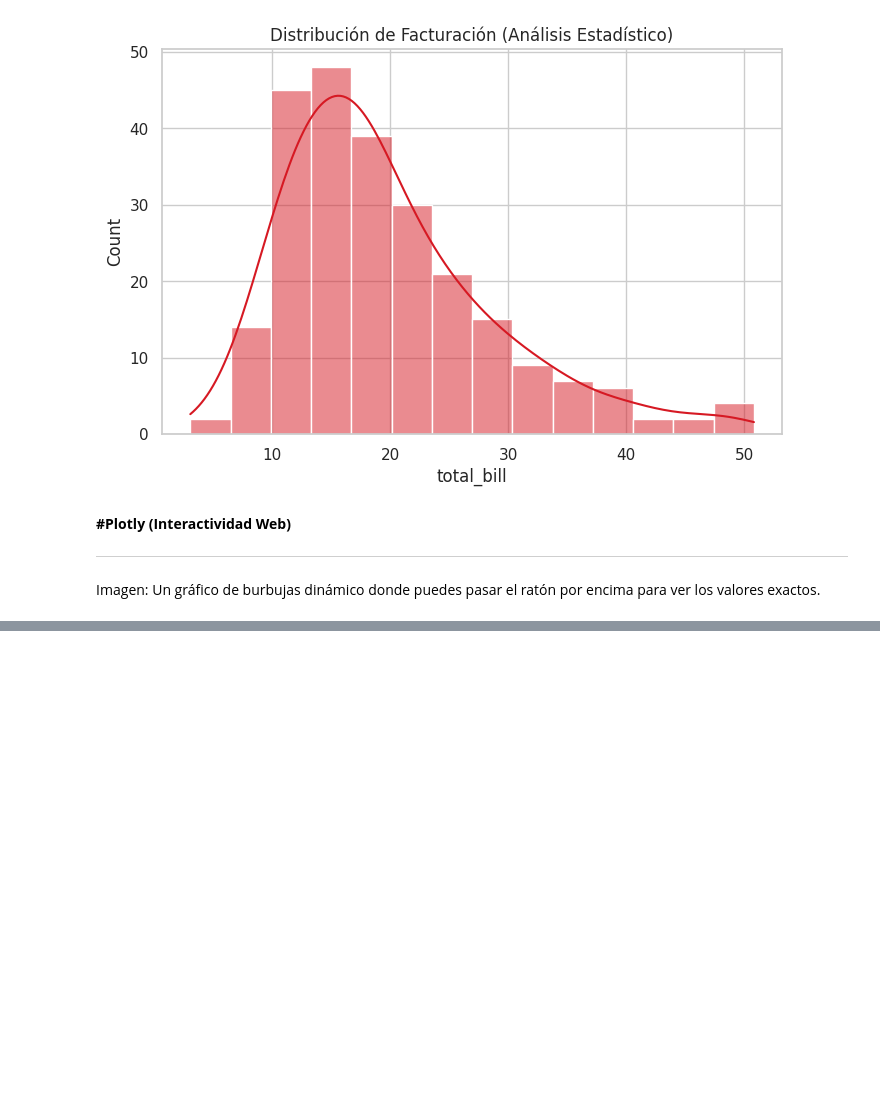
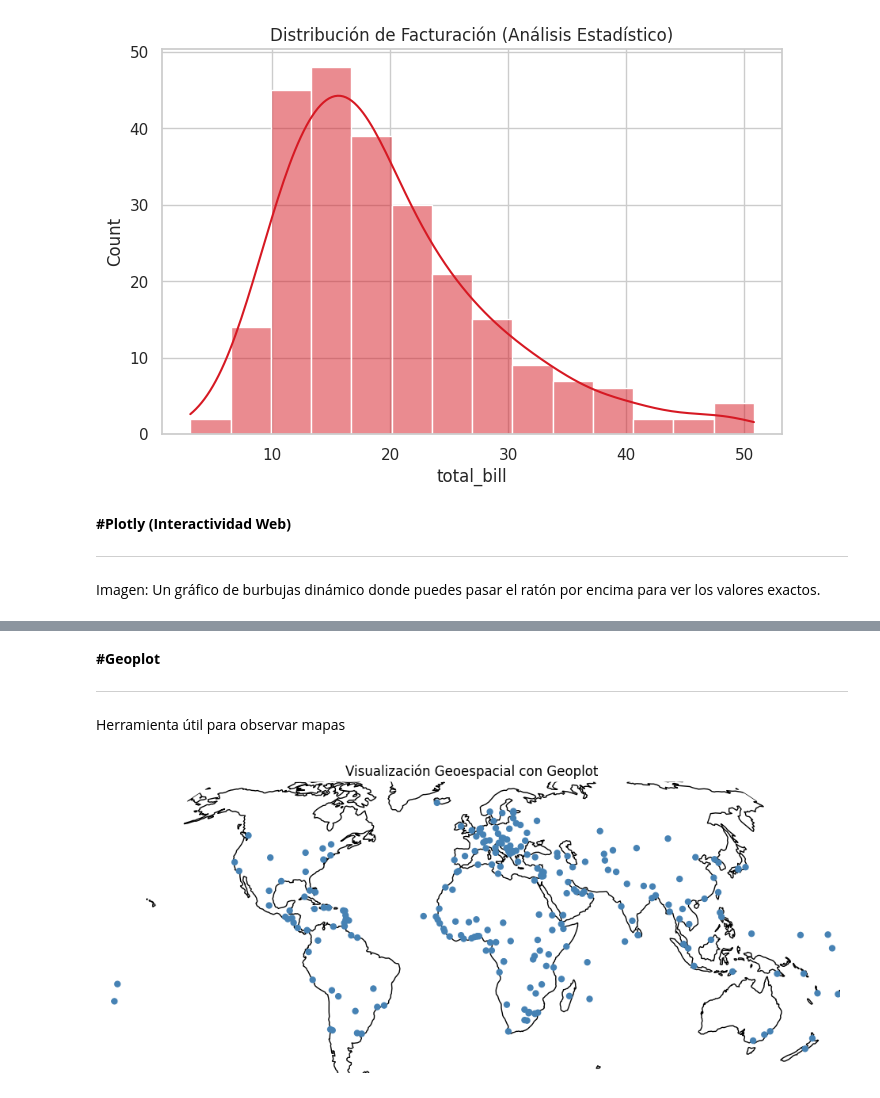
Before and after one commit to acolivera/colabs_VdD, a Jupyter notebook: modulo2_ejemplos_python.ipynb, the cells around one changed output, grey strips where cells are left out. Drawn from its saved outputs; the diff is of its cells as text; code cells hidden in the pictures; blank space fills up the shorter version.

```diff
--- a/modulo2_ejemplos_python.ipynb
+++ b/modulo2_ejemplos_python.ipynb
@@ -67,0 +230,28 @@ fig.show()
+# %% [markdown]
+**#Geoplot**
+
+
+---
+
+Herramienta útil para observar mapas
+# %%
+#!apt install python3-cartopy # se usa la primera vez para instalar la libreria
+#!pip install geoplot # se usa la primera vez para instalar la libreria
+#!pip install geodatasets # se usa la primera vez para instalar la libreria
+import geoplot as gplt
+import geodatasets as data
+import geopandas as gpd
+import matplotlib.pyplot as plt
+
+# Cargar un dataset de ejemplo (puedes usar tus datos de movilidad)
+world = gpd.read_file(data.get_url('naturalearth.land'))
+cities = gpd.read_file(data.get_url('naturalearth_cities'))
+
+# Crear un mapa de puntos (Pointplot) sobre una base geográfica
+ax = gplt.polyplot(world, figsize=(12, 8), projection=gplt.crs.Robinson())
+gplt.pointplot(cities, ax=ax)
+
+plt.title("Visualización Geoespacial con Geoplot")
+plt.show()
+# %% [output]
+[figure, added]
```
Also changed, not shown: parts of 15 cells of this notebook.
